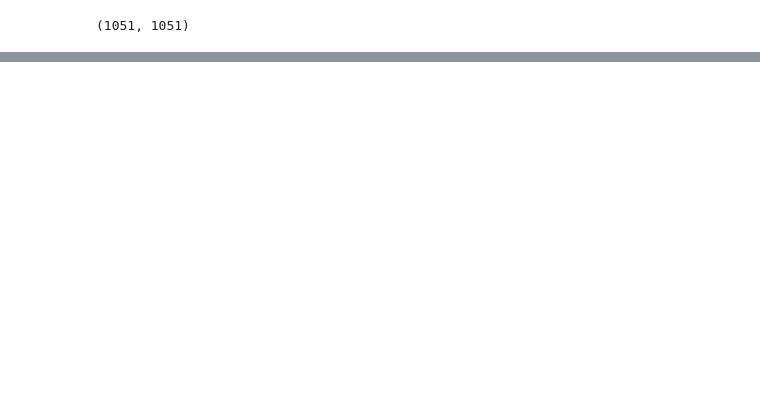
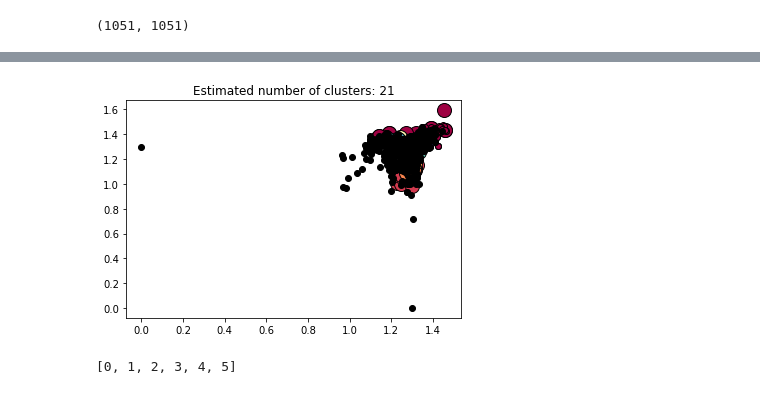
Before and after one commit to KirillTim/crashsimilarity, a Jupyter notebook: BugzillaDownloader.ipynb, the cells around one changed output, grey strips where cells are left out. Saved outputs shown, nothing was run; the diff lists cells and outputs as text; code cells hidden in the pictures; blank space fills up the shorter version.

```diff
--- a/BugzillaDownloader.ipynb
+++ b/BugzillaDownloader.ipynb
@@ -136,6 +294,10 @@ def wmd_mat(corpus, calculator, prog=10):
 # wmd_all = wmd_mat(compressed_corpus, distance_calculator, 50)
 # pickle.dump(wmd_all, open('data/wmd_all.pickle', 'wb'))
 wmd_all = pickle.load(open('data/wmd_all.pickle', 'rb'))
+# %%
+wmd_all[wmd_all == np.inf] = -1
+m = np.max(wmd_all)
+wmd_all[wmd_all == -1] = m
 # %%
 wmd_all.shape
 # %% [output]
@@ -142,0 +308,17 @@ wmd_all.shape
+# %%
+import numpy as np
+
+from sklearn.cluster import DBSCAN
+from sklearn import metrics
+from sklearn.datasets.samples_generator import make_blobs
+from sklearn.preprocessing import StandardScaler
+
+db = DBSCAN(metric='precomputed').fit(edit_dist_mat)
+core_samples_mask = np.zeros_like(db.labels_, dtype=bool)
+core_samples_mask[db.core_sample_indices_] = True
+labels = db.labels_
+
+# Number of clusters in labels, ignoring noise if present.
+n_clusters_ = len(set(labels)) - (1 if -1 in labels else 0)
+
+print('Estimated number of clusters: %d' % n_clusters_)
@@ -143,3 +387,28 @@ wmd_all.shape
+# %%
+import matplotlib.pyplot as plt
+
+# Black removed and is used for noise instead.
+unique_labels = set(labels)
+colors = plt.cm.Spectral(np.linspace(0, 1, len(unique_labels)))
+for k, col in zip(unique_labels, colors):
+    if k == -1:
+        # Black used for noise.
+        col = 'k'
+
+    class_member_mask = (labels == k)
+
+    xy = wmd_all[class_member_mask & core_samples_mask]
+    plt.plot(xy[:, 0], xy[:, 1], 'o', markerfacecolor=col,
+             markeredgecolor='k', markersize=14)
+
+    xy = wmd_all[class_member_mask & ~core_samples_mask]
+    plt.plot(xy[:, 0], xy[:, 1], 'o', markerfacecolor=col,
+             markeredgecolor='k', markersize=6)
+
+plt.title('Estimated number of clusters: %d' % n_clusters_)
+plt.show()
+# %% [output]
+[figure, added]
 # %%
 def group_score(group, dist):
     closest = [[x[0] for x in sorted(enumerate(dist[i]), key=lambda x:x[1])] for i in group]
@@ -149,3 +418,7 @@ def group_score(group, dist):
         pos = [c.index(o) for o in others]
         score.append((np.mean(pos), np.max(pos)))
     return score
+# %%
+groups[0]
+# %% [output]
+[0, 1, 2, 3, 4, 5]
```
Also changed, not shown: parts of 72 cells of this notebook, 2 other files.
